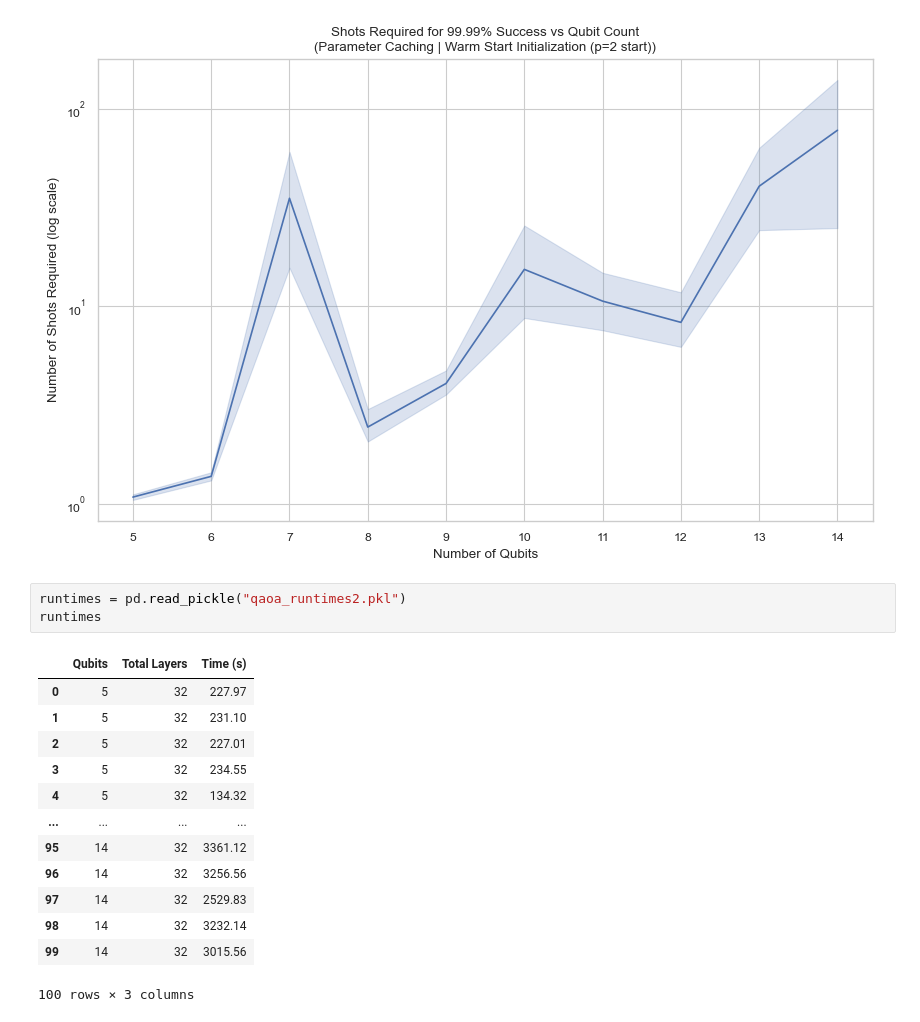
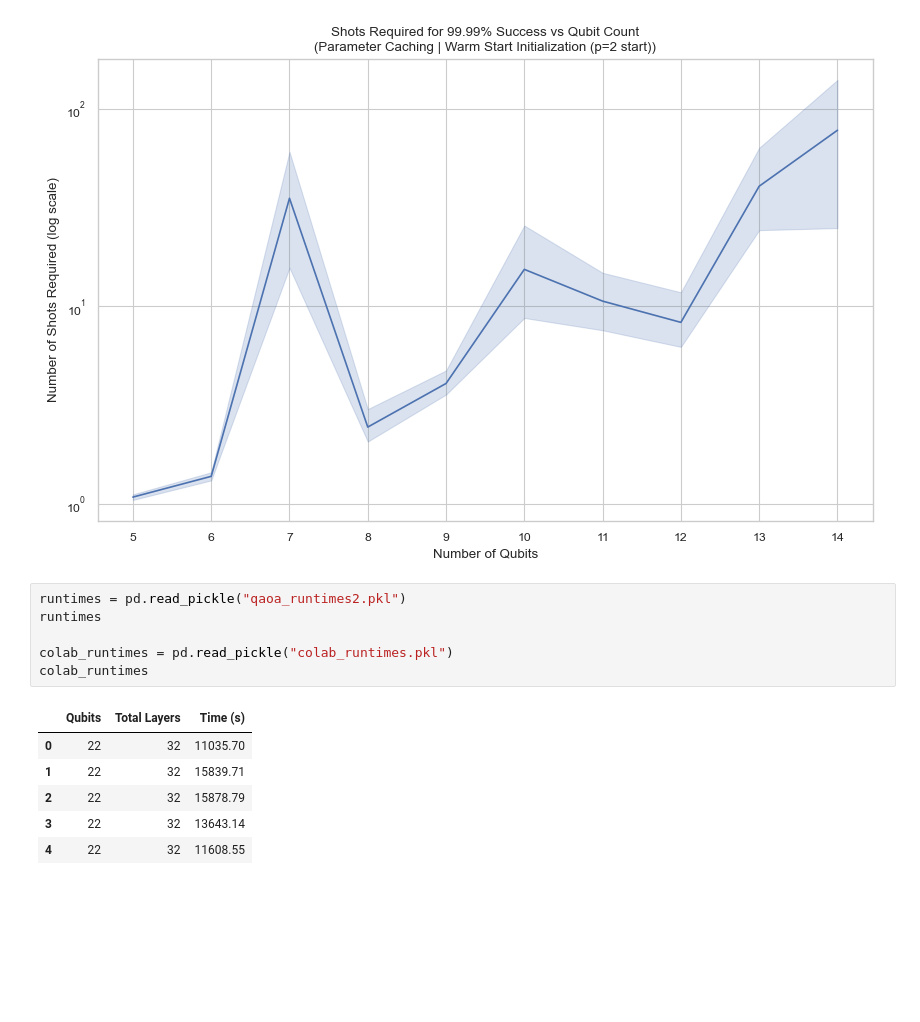
Before and after one commit to sebi-stewart/qml-protein-folding, a Jupyter notebook: plotting.ipynb, the cells around one changed output. Drawn from its saved outputs; the diff is of its cells as text; blank space fills up the shorter version.

```diff
--- a/plotting.ipynb
+++ b/plotting.ipynb
@@ -323,20 +323,16 @@ plt.savefig(f"plots/{results_folder}_last_layer_shot_scaling.svg", dpi=300, bbox
 # %%
 runtimes = pd.read_pickle("qaoa_runtimes2.pkl")
 runtimes
+
+colab_runtimes = pd.read_pickle("colab_runtimes.pkl")
+colab_runtimes
 # %% [output]
 |  | Qubits | Total Layers | Time (s) |
-| 0 | 5 | 32 | 227.97 |
-| 1 | 5 | 32 | 231.10 |
-| 2 | 5 | 32 | 227.01 |
-| 3 | 5 | 32 | 234.55 |
-| 4 | 5 | 32 | 134.32 |
-| ... | ... | ... | ... |
-| 95 | 14 | 32 | 3361.12 |
-| 96 | 14 | 32 | 3256.56 |
-| 97 | 14 | 32 | 2529.83 |
-| 98 | 14 | 32 | 3232.14 |
-| 99 | 14 | 32 | 3015.56 |
+| 0 | 22 | 32 | 11035.70 |
+| 1 | 22 | 32 | 15839.71 |
+| 2 | 22 | 32 | 15878.79 |
+| 3 | 22 | 32 | 13643.14 |
+| 4 | 22 | 32 | 11608.55 |
-100 rows × 3 columns
 # %%
 fig, ax = plt.subplots(figsize=(10, 6))
 
```
Also changed, not shown: parts of 2 cells of this notebook, 3 other files.
